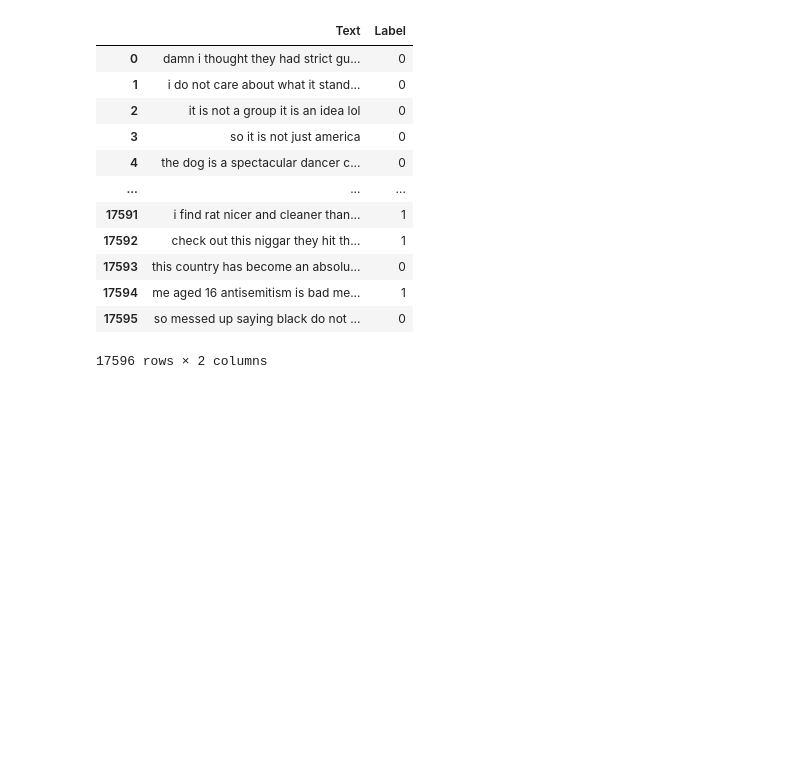
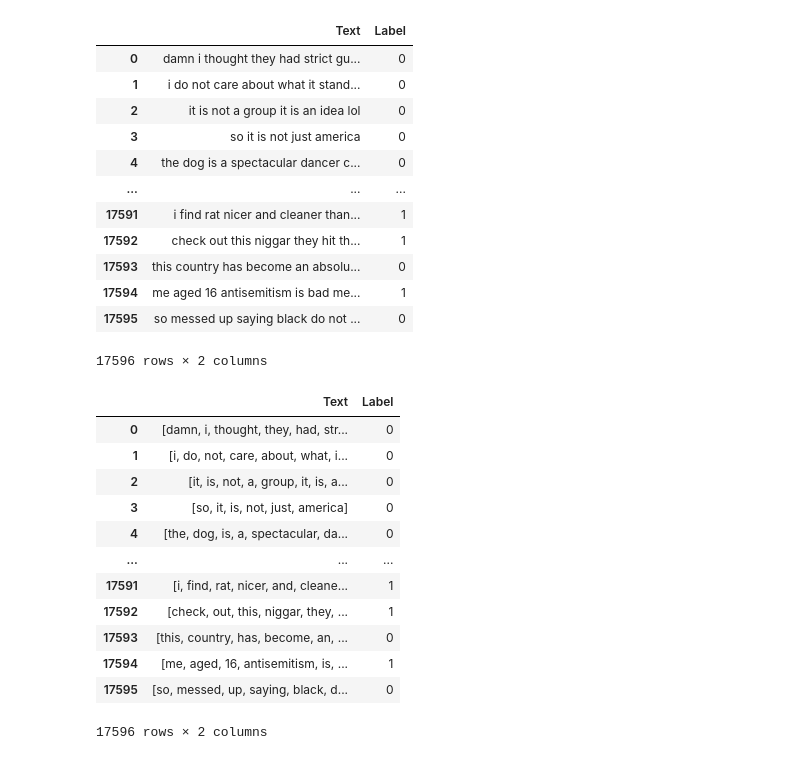
Before and after one commit to spring-board-b2-hate-speech/Group-4, a Jupyter notebook: Data Preprocessing/data_preprocessing.ipynb, the cells around one changed output. Drawn from its saved outputs; the diff is of its cells as text; code cells hidden in the pictures; blank space fills up the shorter version.

Commit message:
Updated data cleaning with tokenization

```diff
--- a/Data Preprocessing/data_preprocessing.ipynb
+++ b/Data Preprocessing/data_preprocessing.ipynb
@@ -65,7 +65,8 @@ data['Text'] = data['Text'].apply(remove_extra_spaces)
 Remove usernames: Same as for the URL, a username in a text won’t give any valuable information because it won’t be recognized as a word carrying meaning. We will then remove it.
 # %%
 def remove_username(text):
-    return re.sub(r'@[^ ]+', '', text)
+    return re.sub(r"@\S+", "",text)
+#We used pattern “@\S+” -> it suggests string group which starts with ‘@’ and followed by non-whitespace character(\S), ‘+’ means repeatition of preceding character one or more times
 
 data['Text'] = data['Text'].apply(remove_username)
 # %% [markdown]
@@ -145,5 +198,5 @@ lemmatizer = WordNetLemmatizer()
 # %%
-def lemmatizers(text):
+def lemmatization(text):
     text = nltk.word_tokenize(text)
     word=[]
     for i in text:
@@ -152,7 +205,7 @@ def lemmatizers(text):
         else:
             word.append(i)
     return ' '.join(word)
-data['Text'] = data['Text'].apply(lemmatizers)
+data['Text'] = data['Text'].apply(lemmatization)
 # %%
 data
 # %% [output]
@@ -169,3 +222,21 @@ data
 | 17594 | me aged 16 antisemitism is bad me... | 1 |
 | 17595 | so messed up saying black do not ... | 0 |
 17596 rows × 2 columns
+# %%
+from nltk.tokenize import word_tokenize
+data['Text'] = data['Text'].apply(word_tokenize)
+data
+# %% [output]
+|  | Text | Label |
+| 0 | [damn, i, thought, they, had, str... | 0 |
+| 1 | [i, do, not, care, about, what, i... | 0 |
+| 2 | [it, is, not, a, group, it, is, a... | 0 |
+| 3 | [so, it, is, not, just, america] | 0 |
+| 4 | [the, dog, is, a, spectacular, da... | 0 |
+| ... | ... | ... |
+| 17591 | [i, find, rat, nicer, and, cleane... | 1 |
+| 17592 | [check, out, this, niggar, they, ... | 1 |
+| 17593 | [this, country, has, become, an, ... | 0 |
+| 17594 | [me, aged, 16, antisemitism, is, ... | 1 |
+| 17595 | [so, messed, up, saying, black, d... | 0 |
+17596 rows × 2 columns
```
Also changed, not shown: parts of 7 cells of this notebook.
